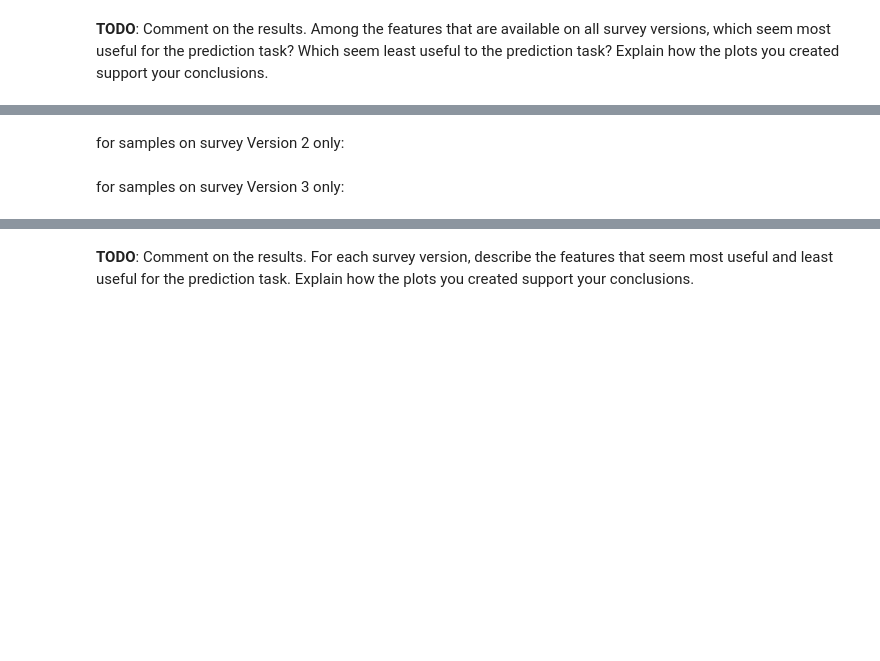
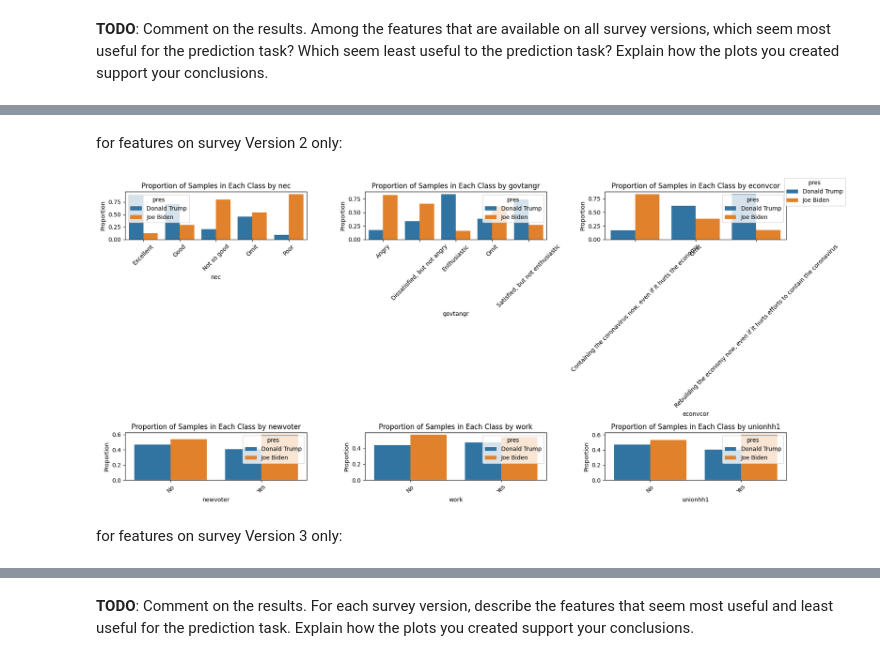
Before and after one commit to bowenhann/mllab3, a Jupyter notebook: notebooks/6-knn-voter-classification-2020-hw.ipynb, the cells around one changed output, grey strips where cells are left out. Cells and saved outputs as stored; diff of their text form; code cells hidden in the pictures; blank space fills up the shorter version.

```diff
--- a/notebooks/6-knn-voter-classification-2020-hw.ipynb
+++ b/notebooks/6-knn-voter-classification-2020-hw.ipynb
@@ -896,2 +1289,2 @@ Now, make a similar plot for samples on survey Version 1 only:
 # %% [markdown]
-for samples on survey Version 2 only:
+for features on survey Version 2 only:
@@ -901,2 +1291,45 @@ for samples on survey Version 2 only:
+# %%
+# TODO - plot the proportion of samples in each class, for each value of the feature,
+# for each of the features that are only on survey Version 2
+
+import seaborn as sns
+import matplotlib.pyplot as plt
+import math
+
+target = 'pres'
+features_only_in_v2 = ["nec", "govtangr", "econvcor", "newvoter", "work", "unionhh1"]
+
+num_features = len(features_only_in_v2)
+cols = 3
+rows = math.ceil(num_features / cols)
+
+fig, axes = plt.subplots(nrows=rows, ncols=cols, figsize=(18, rows * 4))
+axes = axes.flatten()
+
+for i, feature in enumerate(features_only_in_v2):
+    proportion_df = (
+        df.groupby([feature, target])
+        .size()
+        .unstack(fill_value=0)
+        .apply(lambda x: x / x.sum(), axis=1)
+        .stack()
+        .reset_index(name='Proportion')
+    )
+
+    sns.barplot(data=proportion_df, x=feature, y='Proportion', hue=target, ax=axes[i])
+    axes[i].set_title(f'Proportion of Samples in Each Class by {feature}')
+    axes[i].set_ylabel('Proportion')
+    axes[i].set_xlabel(feature)
+    axes[i].tick_params(axis='x', rotation=45)
+
+for j in range(i + 1, len(axes)):
+    fig.delaxes(axes[j])
+
+handles, labels = axes[0].get_legend_handles_labels()
+fig.legend(handles, labels, title=target, loc='upper right')
+
+plt.tight_layout()
+# %% [output]
+[figure, added]
 # %% [markdown]
-for samples on survey Version 3 only:
+for features on survey Version 3 only:
```
Also changed, not shown: parts of 79 cells of this notebook.
